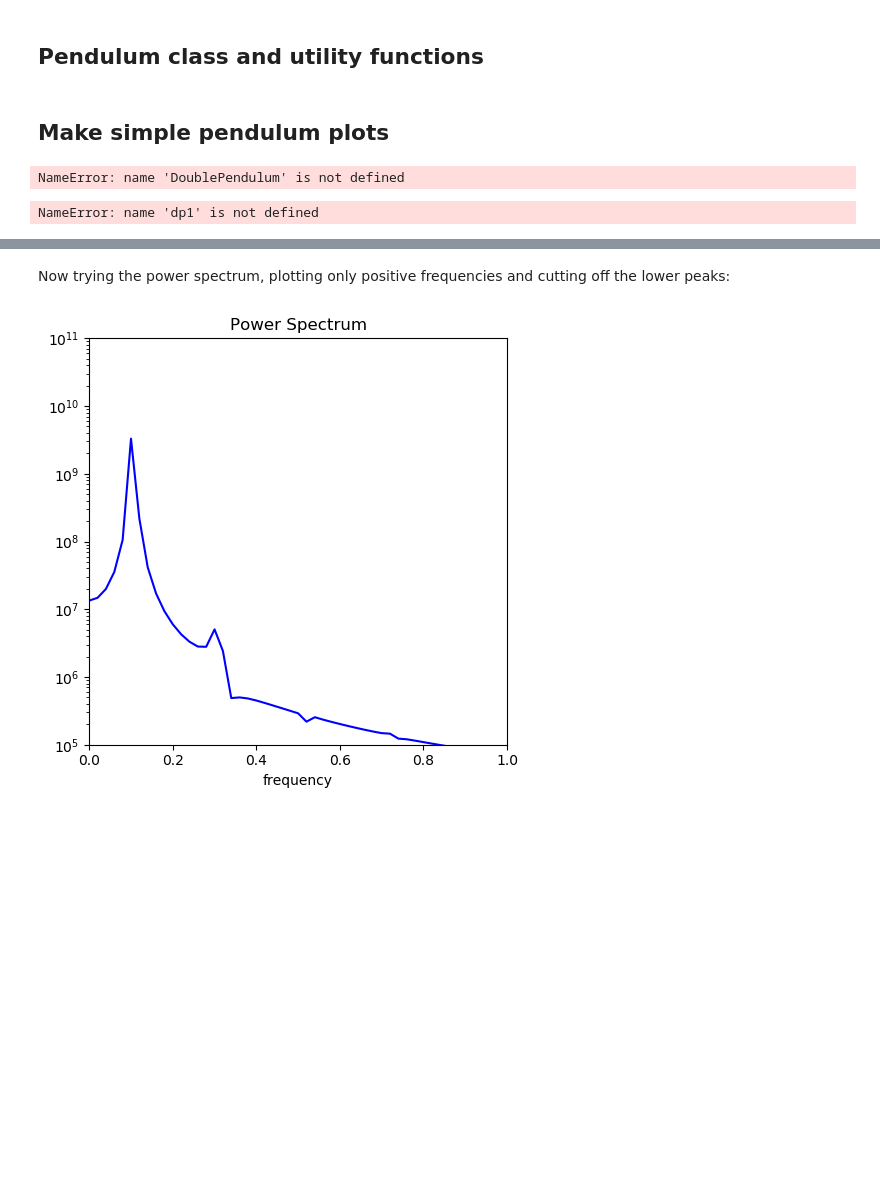
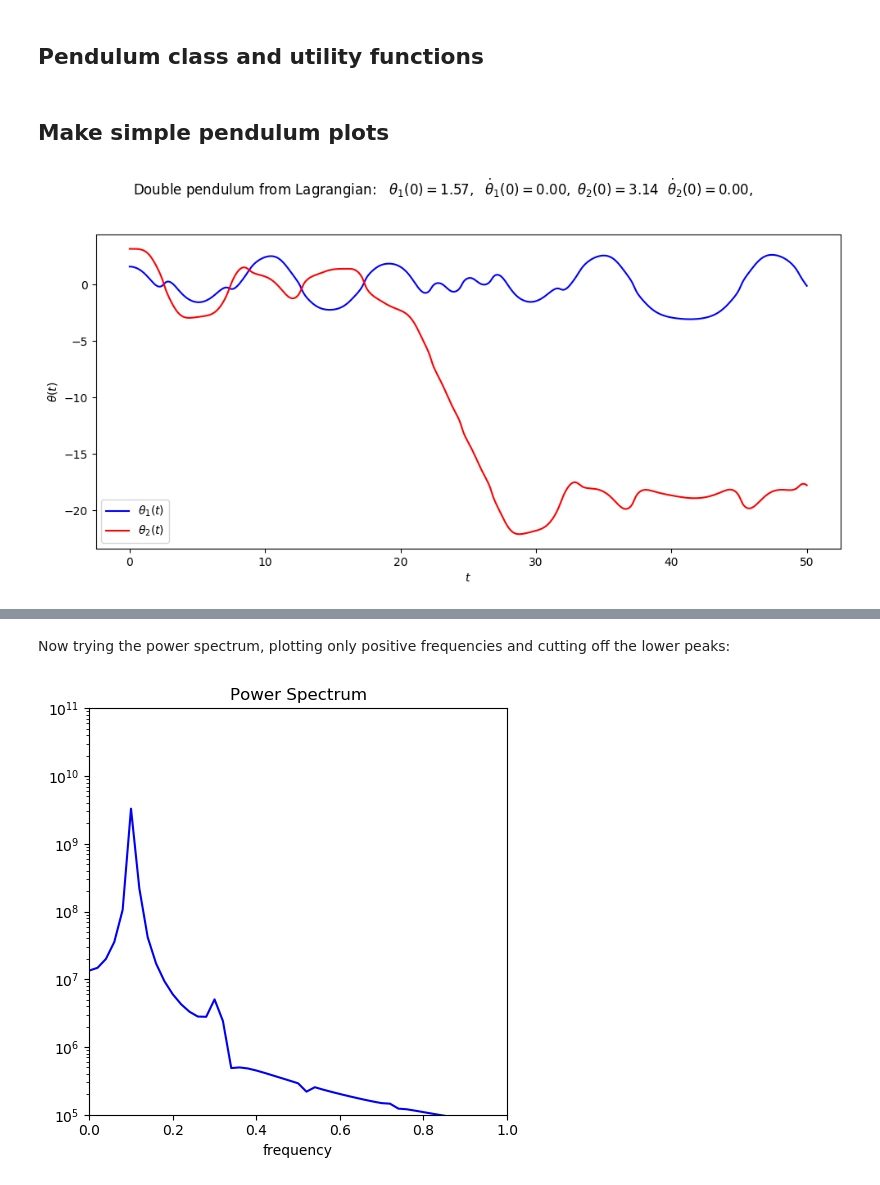
Before and after one commit to AdithyaReji/5300_final, a Jupyter notebook: Lagrangian_pendulum.ipynb, the cells around one changed output, grey strips where cells are left out. Drawn from its saved outputs; the diff is of its cells as text; code cells hidden in the pictures; blank space fills up the shorter version.

Commit message:
Finished with double pendulum chaos fig as well

```diff
--- a/Lagrangian_pendulum.ipynb
+++ b/Lagrangian_pendulum.ipynb
@@ -96,7 +92,7 @@ class DoublePendulum():
         Returns the right side of the differential equation in vector y,
         given time t and the corresponding value of y.
     """
-    def __init__(self, L1=1., L2=1., mass1=1., mass2=1. g=1.):
+    def __init__(self, L1=1., L2=1., mass1=1., mass2=1., g=1.):
         self.L1 = L1
         self.L2 = L2
         self.g = g
@@ -121,12 +117,20 @@ class DoublePendulum():
 
         """
         theta1, z1, theta2, z2 = y
+
         c, s = np.cos(theta1 - theta2), np.sin(theta1 - theta2)
+
         d = (self.m1 + self.m2 * s**2)
+
         theta1_dot = z1
-        z1_dot = ((self.m2 * self.g * np.sin(theta2) * c) - (self.m2*s*(self.L1 * z1**2*c + self.L2*z2**2)) - ((self.m1 + self.m2)* self.g * np.sin(theta2)))/(self.L1 * d)
+
+        z1_dot = ( self.m2 *self.g* np.sin(theta2)*c - self.m2 * s * (self.L1 * z1**2 * c + self.L2 * z2**2 ) - (self.m1 + self.m2) * self.g * np.sin(theta1)) /(self.L1 * d)
+
         theta2_dot = z2
-        z2_dot = (((self.m1 + self.m2)*(self.L1 * z1**2 * s - self.g * np.sin(theta2) + self.g*np.sin(theta1)*c)) +(self.m2*self.L2*z2**2*s*c))/(self.L2*d)
+
+        z2_dot = ( (self.m1 + self.m2)*(self.L1 * z1**2*s - self.g*np.sin(theta2) + self.g * np.sin(theta1) * c ) + self.m2*self.L2*z2**2*s*c)/(self.L2*d)
+
+
         return theta1_dot, z1_dot, theta2_dot, z2_dot
 
     def solve_ode(self, t_pts, theta1_0, theta1_dot_0, theta2_0, theta2_dot_0,
@@ -211,8 +215,6 @@ mass2 = 1.
 
 # Instantiate a pendulum
 dp1 = DoublePendulum(L1=L1, L2=L2,mass1=mass1, mass2=mass2, g=g)
-# %% [output]
-NameError: name 'DoublePendulum' is not defined
 # %%
 # both plots: same initial conditions
 theta1_0 = np.pi/2
@@ -220,38 +222,35 @@ theta1_dot_0 = 0.
 theta2_0 = np.pi
 theta2_dot_0 = 0.
 
 theta1, theta1_dot, theta2, theta2_dot = dp1.solve_ode(t_pts, theta1_0, theta1_dot_0, theta2_0, theta2_dot_0)
 
 
 # start the plot!
 fig = plt.figure(figsize=(10,5))
 overall_title = 'Double pendulum from Lagrangian:  ' + \
                 rf' $\theta_1(0) = {theta1_0:.2f},$' + \
                 rf'  $\dot\theta_1(0) = {theta1_dot_0:.2f},$' + \
                 rf' $\theta_2(0) = {theta2_0:.2f}$' + \
-                rf'  $\dot\theta_2(0) = {theta2_dot_0:.2f},$' + \
-                '\n'     # \n means a new line (adds some space here)
+                rf'  $\dot\theta_2(0) = {theta2_dot_0:.2f},$'   # \n means a new line (adds some space here)
 fig.suptitle(overall_title, va='baseline')
 
 # first plot: phi plot
 ax_a = fig.add_subplot(1,1,1)
 
 start, stop = start_stop_indices(t_pts, t_start, t_end)
 plot_y_vs_x(t_pts[start : stop], theta1[start : stop],
             axis_labels=theta_vs_time_labels,
             color='blue',
-            label=None,
-            title=r'$\theta_1(t)$',
+            label=r'$\theta_1(t)$',
             ax=ax_a)
 
 plot_y_vs_x(t_pts[start : stop], theta2[start : stop],
             axis_labels=theta_vs_time_labels,
             color='red',
-            label=None,
-            title=r'$\theta_2(t)$',
+            label=r'$\theta_2(t)$',
             ax=ax_a)
 
 fig.tight_layout()
-fig.savefig('simple_pendulum_Lagrange.png', bbox_inches='tight')
+fig.savefig('double_pendulum_Lagrange.png', bbox_inches='tight')
 # %% [output]
-NameError: name 'dp1' is not defined
+[figure, added]
```
Also changed, not shown: parts of 3 cells of this notebook.
